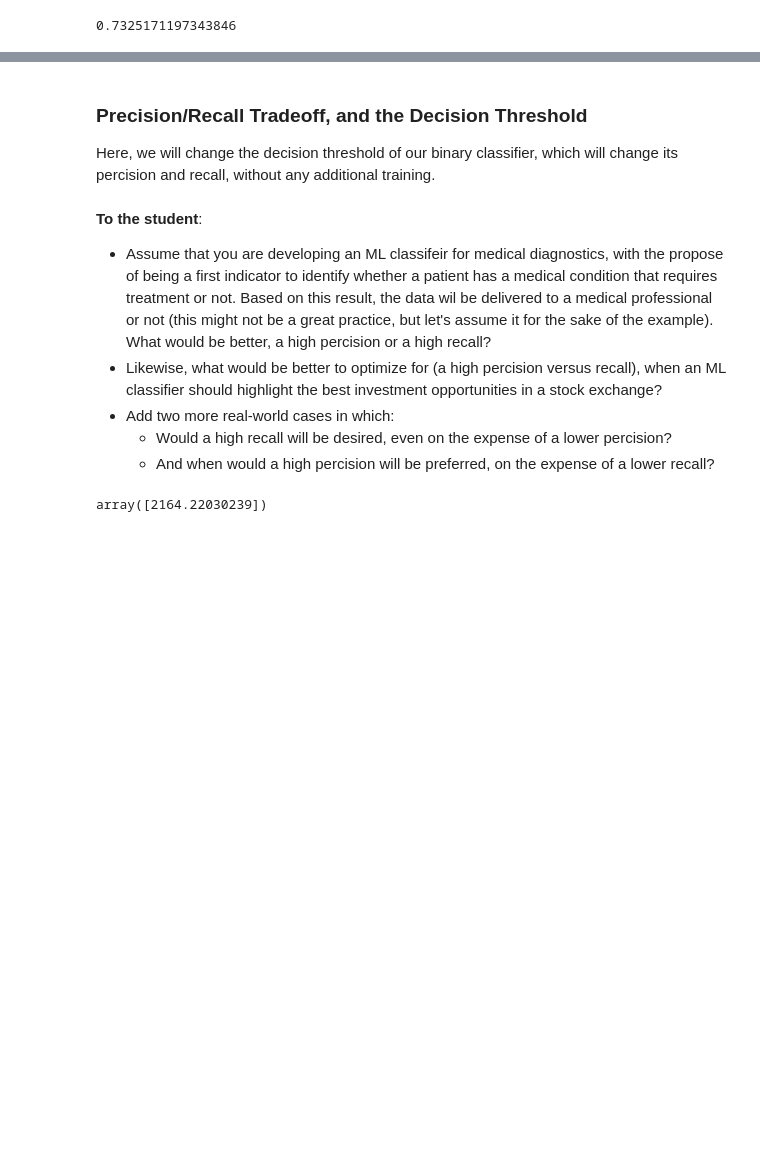
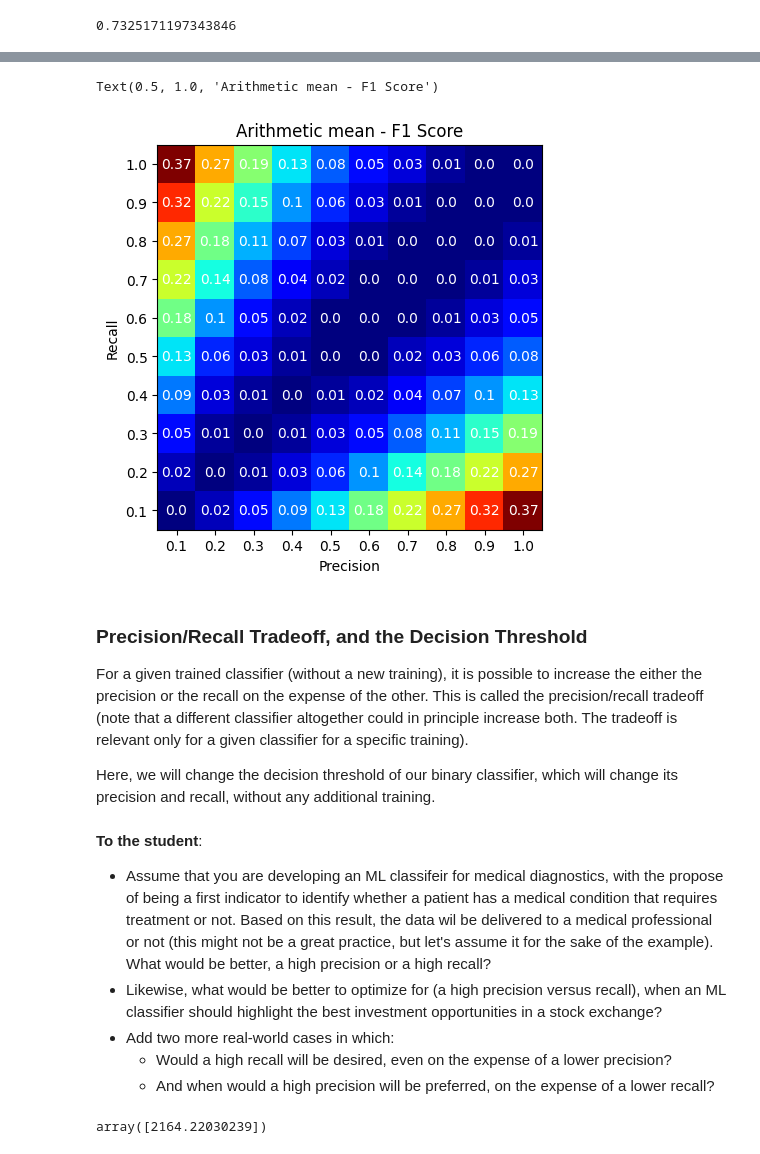
Before and after one commit to sanket238/CSCN8010, a Jupyter notebook: class_notebooks/classification-performance-metrics/performance_metrics_for_classification.ipynb, the cells around one changed output, grey strips where cells are left out. Saved outputs shown, nothing was run; the diff lists cells and outputs as text; code cells hidden in the pictures; blank space fills up the shorter version.

```diff
--- a/class_notebooks/classification-performance-metrics/performance_metrics_for_classification.ipynb
+++ b/class_notebooks/classification-performance-metrics/performance_metrics_for_classification.ipynb
@@ -376,14 +429,37 @@ f1_score(y_train_5, y_train_pred)
+# %%
+# plot a color map of the F1 score
+fig, ax = plt.subplots(figsize=(5, 5), ncols=1)
+
+diff = np.round(arithmetic_mean - f1_score_calc, 2)
+
+im1 = ax.imshow(diff, cmap="jet")
+ax.set_xticks(np.arange(len(precision)), precision)
+ax.set_yticks(np.arange(len(recall)), recall)
+# Loop over data dimensions and create text annotations.
+for i in range(len(precision)):
+    for j in range(len(recall)):
+        text = ax.text(j, i, diff[i, j],
+                       ha="center", va="center", color="w")
+ax.set_xlabel("Precision")
+ax.set_ylabel("Recall")
+ax.set_title("Arithmetic mean - F1 Score")
+# %% [output]
+Text(0.5, 1.0, 'Arithmetic mean - F1 Score')
+[figure, added]
 # %% [markdown]
 ### Precision/Recall Tradeoff, and the Decision Threshold
 
-Here, we will change the decision threshold of our binary classifier, which will change its percision and recall, without any additional training.
+For a given trained classifier (without a new training), it is possible to increase the either the precision or the recall on the expense of the other. This is called the precision/recall tradeoff (note that a different classifier altogether could in principle increase both. The tradeoff is relevant only for a given classifier for a specific training).
+
+
+Here, we will change the decision threshold of our binary classifier, which will change its precision and recall, without any additional training.
 # %% [markdown]
 **To the student**:
-* Assume that you are developing an ML classifeir for medical diagnostics, with the propose of being a first indicator to identify whether a patient has a medical condition that requires treatment or not. Based on this result, the data wil be delivered to a medical professional or not (this might not be a great practice, but let's assume it for the sake of the example). What would be better, a high percision or a high recall?
-* Likewise, what would be better to optimize for (a high percision versus recall), when an ML classifier should highlight the best investment opportunities in a stock exchange?
+* Assume that you are developing an ML classifeir for medical diagnostics, with the propose of being a first indicator to identify whether a patient has a medical condition that requires treatment or not. Based on this result, the data wil be delivered to a medical professional or not (this might not be a great practice, but let's assume it for the sake of the example). What would be better, a high precision or a high recall?
+* Likewise, what would be better to optimize for (a high precision versus recall), when an ML classifier should highlight the best investment opportunities in a stock exchange?
 * Add two more real-world cases in which:
-  * Would a high recall will be desired, even on the expense of a lower percision?
-  * And when would a high percision will be preferred, on the expense of a lower recall?
+  * Would a high recall will be desired, even on the expense of a lower precision?
+  * And when would a high precision will be preferred, on the expense of a lower recall?
 # %%
 y_scores = sgd_clf.decision_function([some_digit])
 y_scores
```
Also changed, not shown: parts of 12 cells of this notebook.
